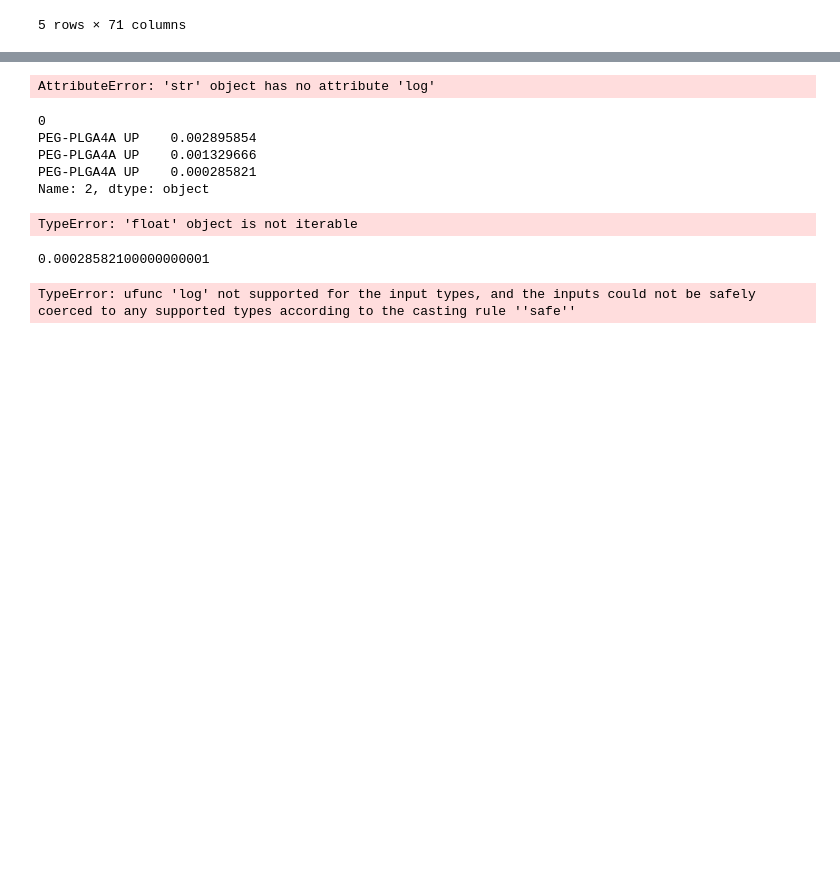
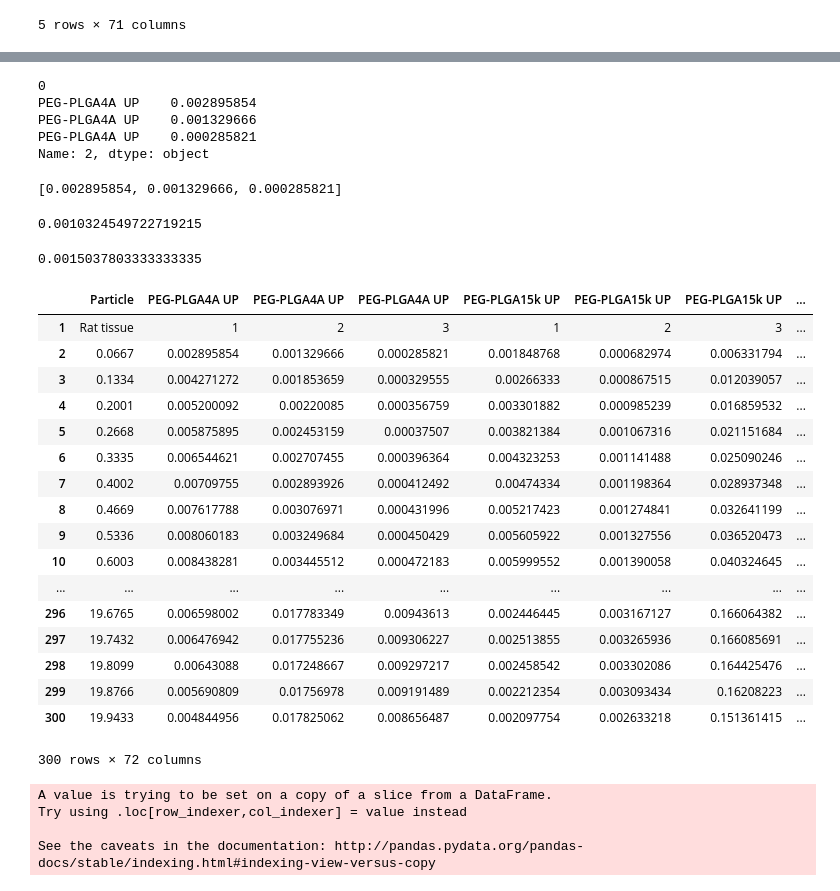
Before and after one commit to ccurtis7/brain_diffusion, a Jupyter notebook: test_notebooks/Ian_testing.ipynb, the cells around one changed output, grey strips where cells are left out. Cells and saved outputs as stored; diff of their text form; code cells hidden in the pictures; blank space fills up the shorter version.

```diff
--- a/test_notebooks/Ian_testing.ipynb
+++ b/test_notebooks/Ian_testing.ipynb
@@ -84,7 +104,3 @@ Index([           u'Particle',       u'PEG-PLGA4A UP',       u'PEG-PLGA4A UP',
-# %%
-msd['PEG-PLGA4A UP geo'] = scipy.stats.gmean(msd['PEG-PLGA4A UP'], axis=1)
-# %% [output]
-AttributeError: 'str' object has no attribute 'log'
 # %%
 a = msd['PEG-PLGA4A UP'].ix[2]
 # %%
@@ -98,17 +114,61 @@ Name: 2, dtype: object
 # %%
 b = list(a[[0,1,2]])
 # %%
-c = []
+d = []
 for i in b:
-    c.append(float(i))
+    c = float(i)
+    d.append(c)
-# %% [output]
-TypeError: 'float' object is not iterable
-# %%
-b_float = np.array(b) + 0.
-b_float
-# %% [output]
-0.00028582100000000001
+# %%
+d
+# %% [output]
+[0.002895854, 0.001329666, 0.000285821]
 # %%
-scipy.stats.gmean(list(a[[0,1,2]]))
+scipy.stats.gmean(d)
 # %% [output]
-TypeError: ufunc 'log' not supported for the input types, and the inputs could not be safely coerced to any supported types according to the casting rule ''safe''
+0.0010324549722719215
+# %%
+np.mean(d)
+# %% [output]
+0.0015037803333333335
+# %%
+def compute_geomean(df, ColumnName):
+    g = [0]
+    for i in range(2, len(df)+1):
+        a = df[ColumnName].ix[i]
+        b = list(a[[0,1,2]])
+        d= []
+        for j in b:
+            c = float(j)
+            d.append(c)
+        g.append(scipy.stats.gmean(d))
+    df[ColumnName+' geo'] = g
+# %%
+compute_geomean(msd,'PEG-PLGA4A UP')
+msd
+# %% [output]
+|  | Particle | PEG-PLGA4A UP | PEG-PLGA4A UP | PEG-PLGA4A UP | PEG-PLGA15k UP | PEG-PLGA15k UP | PEG-PLGA15k UP | ... |
+| 1 | Rat tissue | 1 | 2 | 3 | 1 | 2 | 3 | ... |
+| 2 | 0.0667 | 0.002895854 | 0.001329666 | 0.000285821 | 0.001848768 | 0.000682974 | 0.006331794 | ... |
+| 3 | 0.1334 | 0.004271272 | 0.001853659 | 0.000329555 | 0.00266333 | 0.000867515 | 0.012039057 | ... |
+| 4 | 0.2001 | 0.005200092 | 0.00220085 | 0.000356759 | 0.003301882 | 0.000985239 | 0.016859532 | ... |
+| 5 | 0.2668 | 0.005875895 | 0.002453159 | 0.00037507 | 0.003821384 | 0.001067316 | 0.021151684 | ... |
+| 6 | 0.3335 | 0.006544621 | 0.002707455 | 0.000396364 | 0.004323253 | 0.001141488 | 0.025090246 | ... |
+| 7 | 0.4002 | 0.00709755 | 0.002893926 | 0.000412492 | 0.00474334 | 0.001198364 | 0.028937348 | ... |
+| 8 | 0.4669 | 0.007617788 | 0.003076971 | 0.000431996 | 0.005217423 | 0.001274841 | 0.032641199 | ... |
+| 9 | 0.5336 | 0.008060183 | 0.003249684 | 0.000450429 | 0.005605922 | 0.001327556 | 0.036520473 | ... |
+| 10 | 0.6003 | 0.008438281 | 0.003445512 | 0.000472183 | 0.005999552 | 0.001390058 | 0.040324645 | ... |
+| ... | ... | ... | ... | ... | ... | ... | ... | ... |
+| 296 | 19.6765 | 0.006598002 | 0.017783349 | 0.00943613 | 0.002446445 | 0.003167127 | 0.166064382 | ... |
+| 297 | 19.7432 | 0.006476942 | 0.017755236 | 0.009306227 | 0.002513855 | 0.003265936 | 0.166085691 | ... |
+| 298 | 19.8099 | 0.00643088 | 0.017248667 | 0.009297217 | 0.002458542 | 0.003302086 | 0.164425476 | ... |
+| 299 | 19.8766 | 0.005690809 | 0.01756978 | 0.009191489 | 0.002212354 | 0.003093434 | 0.16208223 | ... |
+| 300 | 19.9433 | 0.004844956 | 0.017825062 | 0.008656487 | 0.002097754 | 0.002633218 | 0.151361415 | ... |
+300 rows × 72 columns
+# %%
+for title in columns:
+    compute_geomean(msd, title)
+# %% [output]
+A value is trying to be set on a copy of a slice from a DataFrame.
+Try using .loc[row_indexer,col_indexer] = value instead
+
+See the caveats in the documentation: http://pandas.pydata.org/pandas-docs/stable/indexing.html#indexing-view-versus-copy
```
Also changed, not shown: parts of 8 cells of this notebook, 1 other file.
